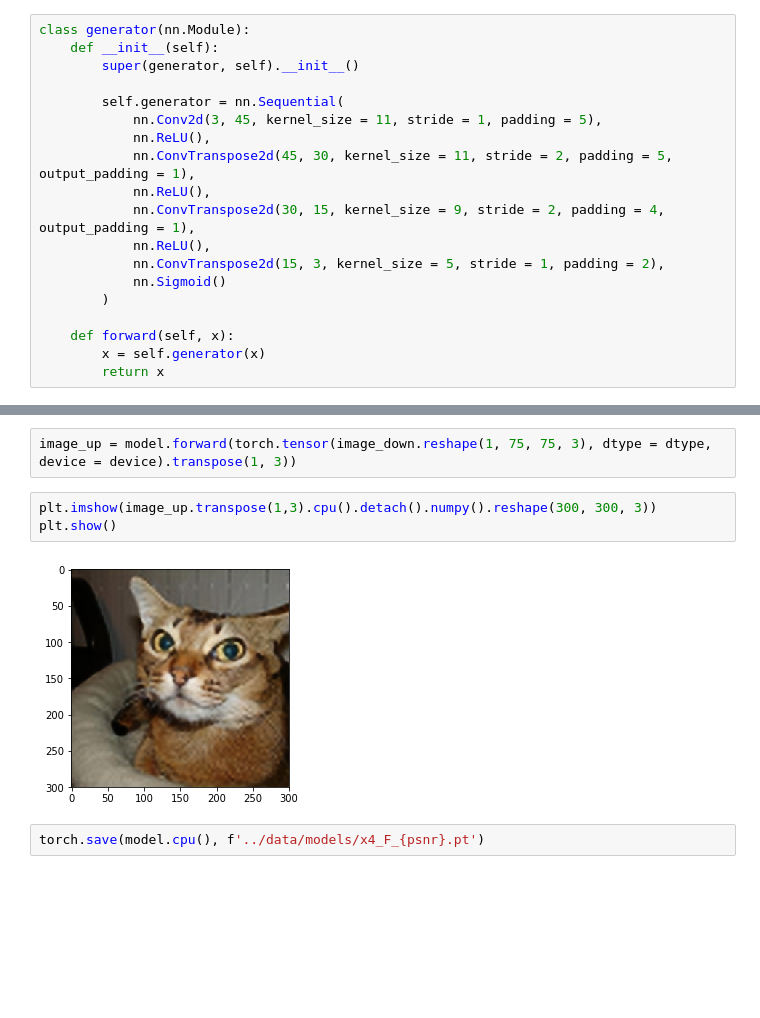
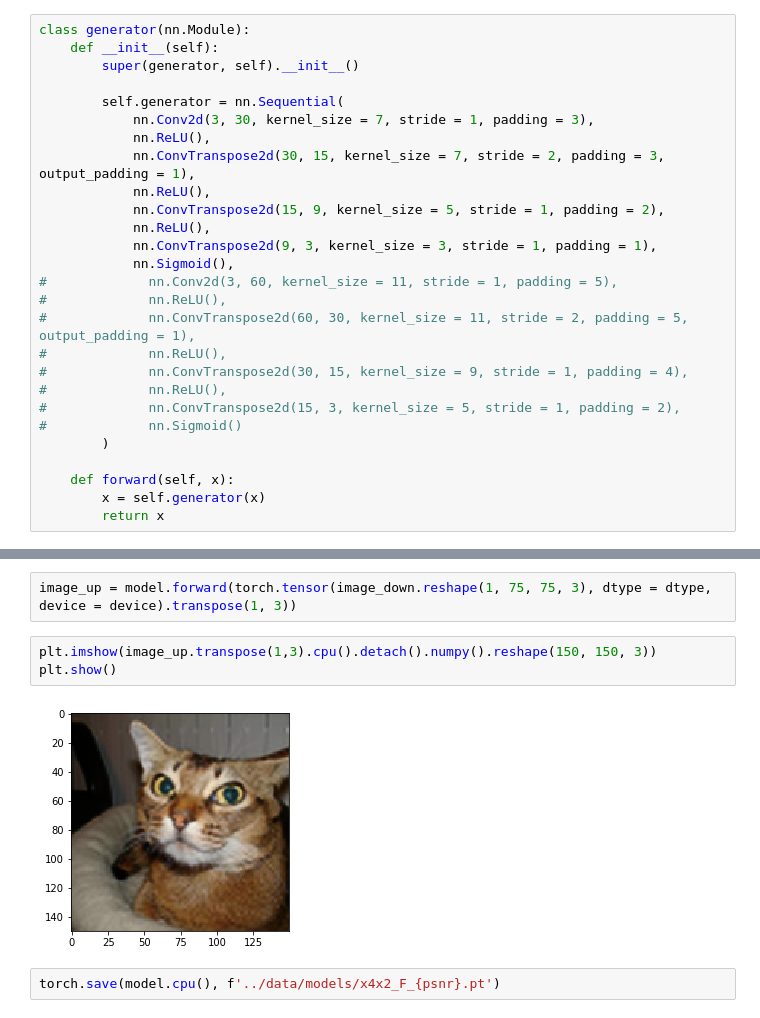
Before and after one commit to AlexDivivi/super-scaler, a Jupyter notebook: notebooks/#8 x4.ipynb, the cells around one changed output, grey strips where cells are left out. Drawn from its saved outputs; the diff is of its cells as text; blank space fills up the shorter version.

```diff
--- a/notebooks/#8 x4.ipynb
+++ b/notebooks/#8 x4.ipynb
@@ -38,14 +38,22 @@ class generator(nn.Module):
         super(generator, self).__init__()
 
         self.generator = nn.Sequential(
-            nn.Conv2d(3, 45, kernel_size = 11, stride = 1, padding = 5),
+            nn.Conv2d(3, 30, kernel_size = 7, stride = 1, padding = 3),
             nn.ReLU(),
-            nn.ConvTranspose2d(45, 30, kernel_size = 11, stride = 2, padding = 5, output_padding = 1),
+            nn.ConvTranspose2d(30, 15, kernel_size = 7, stride = 2, padding = 3, output_padding = 1),
             nn.ReLU(),
-            nn.ConvTranspose2d(30, 15, kernel_size = 9, stride = 2, padding = 4, output_padding = 1),
+            nn.ConvTranspose2d(15, 9, kernel_size = 5, stride = 1, padding = 2),
             nn.ReLU(),
-            nn.ConvTranspose2d(15, 3, kernel_size = 5, stride = 1, padding = 2),
-            nn.Sigmoid()
+            nn.ConvTranspose2d(9, 3, kernel_size = 3, stride = 1, padding = 1),
+            nn.Sigmoid(),
+#             nn.Conv2d(3, 60, kernel_size = 11, stride = 1, padding = 5),
+#             nn.ReLU(),
+#             nn.ConvTranspose2d(60, 30, kernel_size = 11, stride = 2, padding = 5, output_padding = 1),
+#             nn.ReLU(),
+#             nn.ConvTranspose2d(30, 15, kernel_size = 9, stride = 1, padding = 4),
+#             nn.ReLU(),
+#             nn.ConvTranspose2d(15, 3, kernel_size = 5, stride = 1, padding = 2),
+#             nn.Sigmoid()
         )
 
     def forward(self, x):
@@ -180,9 +207,9 @@ plt.show()
 # %%
 image_up = model.forward(torch.tensor(image_down.reshape(1, 75, 75, 3), dtype = dtype, device = device).transpose(1, 3))
 # %%
-plt.imshow(image_up.transpose(1,3).cpu().detach().numpy().reshape(300, 300, 3))
+plt.imshow(image_up.transpose(1,3).cpu().detach().numpy().reshape(150, 150, 3))
 plt.show()
 # %% [output]
-[figure, old version]
+[figure, new version]
 # %%
-torch.save(model.cpu(), f'../data/models/x4_F_{psnr}.pt')
+torch.save(model.cpu(), f'../data/models/x4x2_F_{psnr}.pt')
```
Also changed, not shown: parts of 5 cells of this notebook, 2 other files.
